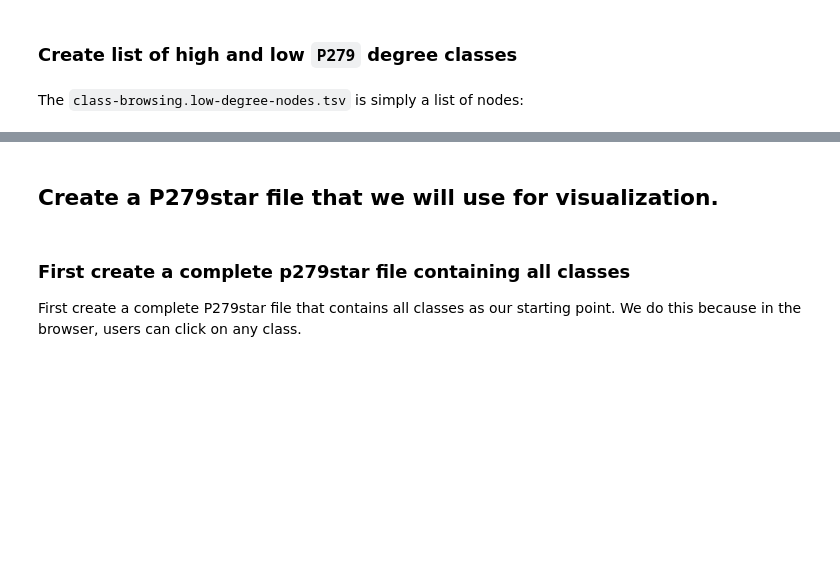
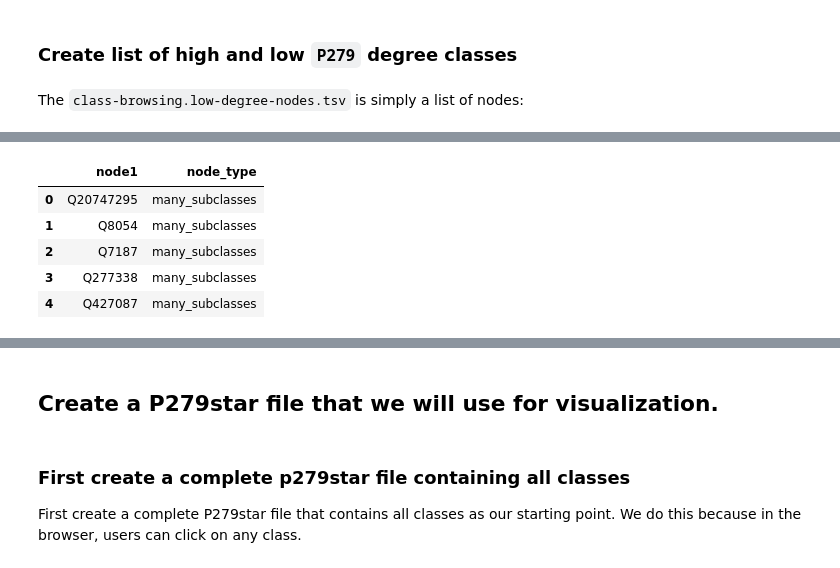
Before and after one commit to usc-isi-i2/kgtk-notebooks, a Jupyter notebook: use-cases/class-visualization.ipynb, the cells around one changed output, grey strips where cells are left out. Saved outputs shown, nothing was run; the diff lists cells and outputs as text; code cells hidden in the pictures; blank space fills up the shorter version.

```diff
--- a/use-cases/class-visualization.ipynb
+++ b/use-cases/class-visualization.ipynb
@@ -277,6 +290,15 @@ kgtk("""
         --order-by 'cast(degree, int) desc'
     -o $OUT/class-browsing.high-degree-nodes.tsv
 """)
+# %%
+kgtk("head -n 5 -i $OUT/class-browsing.high-degree-nodes.tsv")
+# %% [output]
+|  | node1 | node_type |
+| 0 | Q20747295 | many_subclasses |
+| 1 | Q8054 | many_subclasses |
+| 2 | Q7187 | many_subclasses |
+| 3 | Q277338 | many_subclasses |
+| 4 | Q427087 | many_subclasses |
 # %%
 kgtk("""
     cat --use-graph-cache-envar False --mode NONE -i $OUT/class-browsing.low-degree-nodes.tsv -i $OUT/class-browsing.high-degree-nodes.tsv
```
Also changed, not shown: parts of 38 cells of this notebook, 1 other file.
